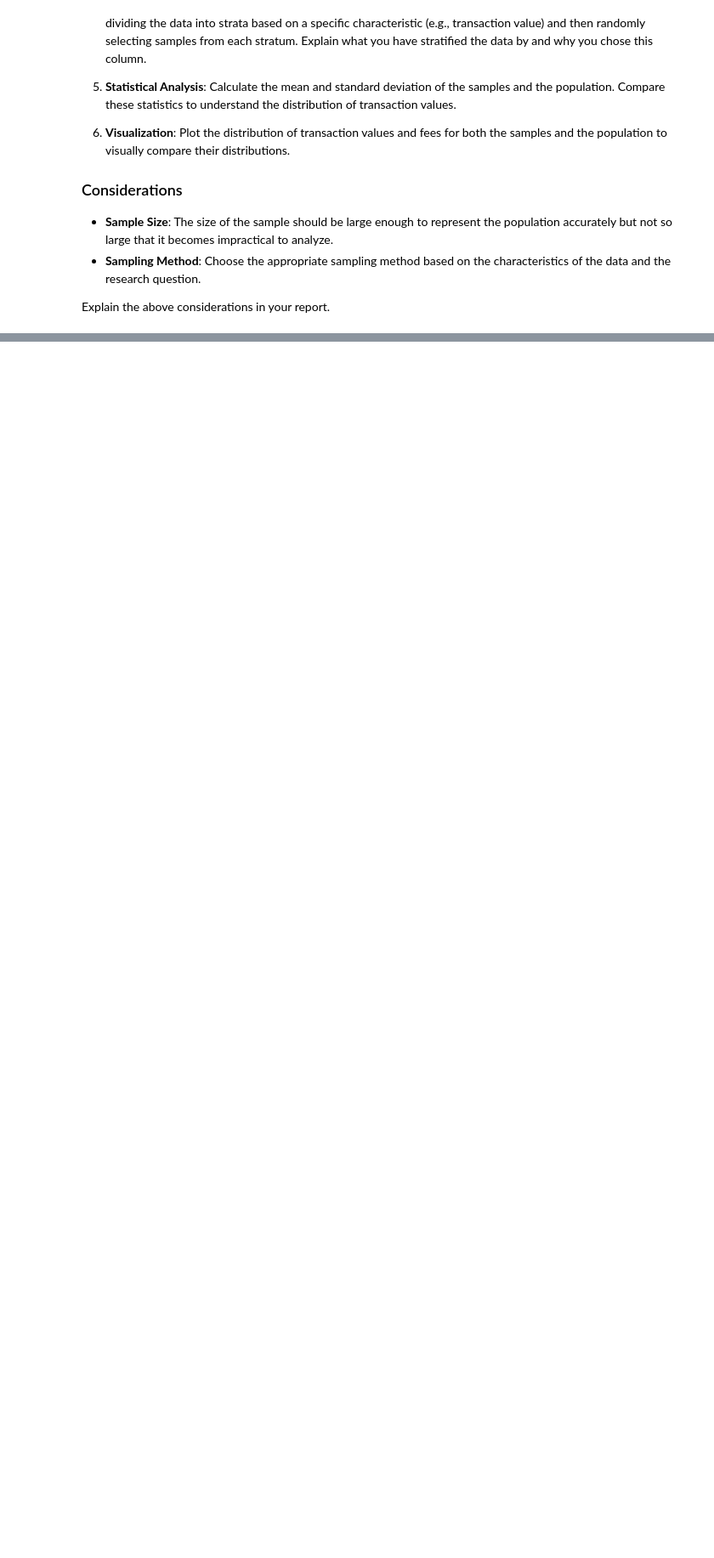
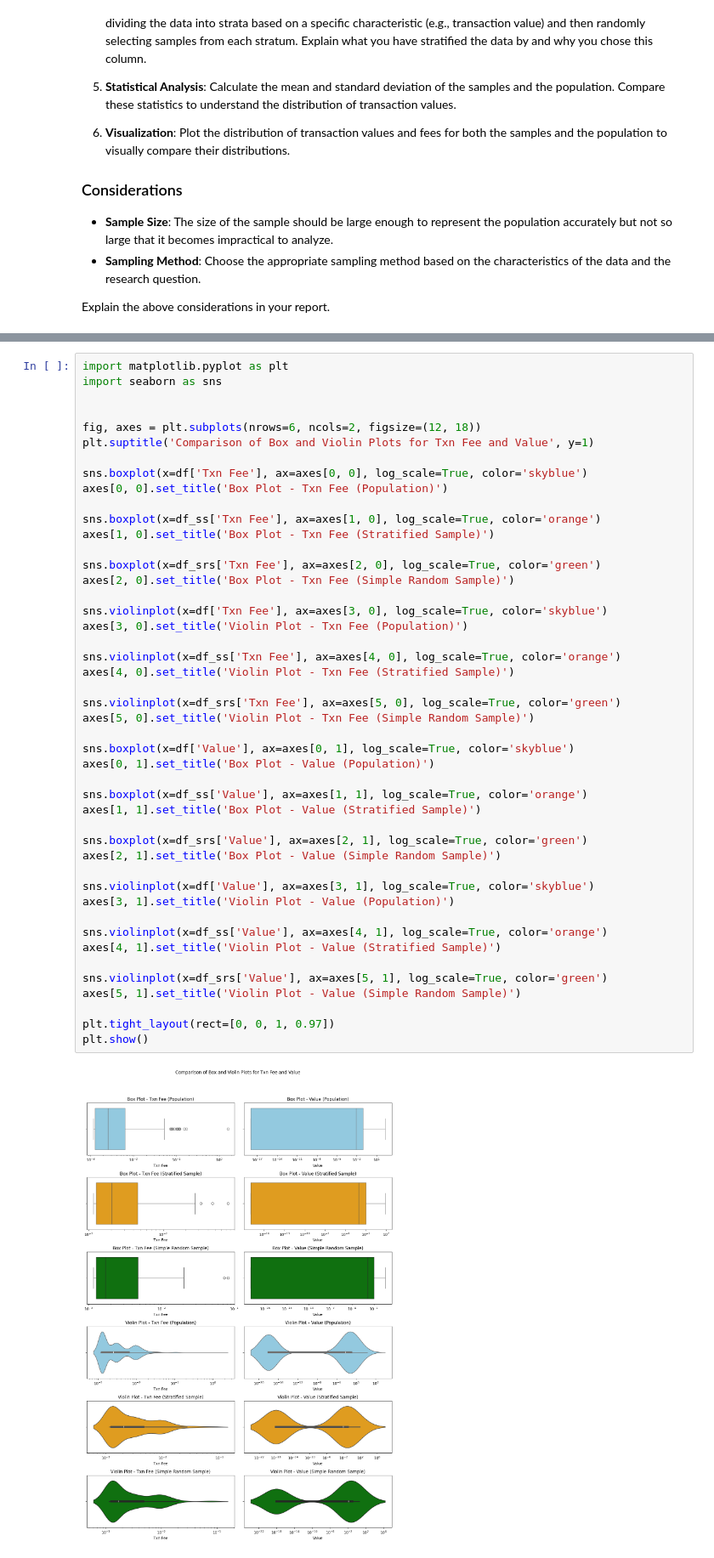
Before and after one commit to tisiphonee/DataS, a Jupyter notebook: CA0.ipynb, the cells around one changed output, grey strips where cells are left out. Shown at 85% size. Drawn from its saved outputs; the diff is of its cells as text; blank space fills up the shorter version.

```diff
--- a/CA0.ipynb
+++ b/CA0.ipynb
@@ -486,0 +691,48 @@ Explain the above considerations in your report.
+# %%
+import matplotlib.pyplot as plt
+import seaborn as sns
+
+
+fig, axes = plt.subplots(nrows=6, ncols=2, figsize=(12, 18))
+plt.suptitle('Comparison of Box and Violin Plots for Txn Fee and Value', y=1)
+
+sns.boxplot(x=df['Txn Fee'], ax=axes[0, 0], log_scale=True, color='skyblue')
+axes[0, 0].set_title('Box Plot - Txn Fee (Population)')
+
+sns.boxplot(x=df_ss['Txn Fee'], ax=axes[1, 0], log_scale=True, color='orange')
+axes[1, 0].set_title('Box Plot - Txn Fee (Stratified Sample)')
+
+sns.boxplot(x=df_srs['Txn Fee'], ax=axes[2, 0], log_scale=True, color='green')
+axes[2, 0].set_title('Box Plot - Txn Fee (Simple Random Sample)')
+
+sns.violinplot(x=df['Txn Fee'], ax=axes[3, 0], log_scale=True, color='skyblue')
+axes[3, 0].set_title('Violin Plot - Txn Fee (Population)')
+
+sns.violinplot(x=df_ss['Txn Fee'], ax=axes[4, 0], log_scale=True, color='orange')
+axes[4, 0].set_title('Violin Plot - Txn Fee (Stratified Sample)')
+
+sns.violinplot(x=df_srs['Txn Fee'], ax=axes[5, 0], log_scale=True, color='green')
+axes[5, 0].set_title('Violin Plot - Txn Fee (Simple Random Sample)')
+
+sns.boxplot(x=df['Value'], ax=axes[0, 1], log_scale=True, color='skyblue')
+axes[0, 1].set_title('Box Plot - Value (Population)')
+
+sns.boxplot(x=df_ss['Value'], ax=axes[1, 1], log_scale=True, color='orange')
+axes[1, 1].set_title('Box Plot - Value (Stratified Sample)')
+
+sns.boxplot(x=df_srs['Value'], ax=axes[2, 1], log_scale=True, color='green')
+axes[2, 1].set_title('Box Plot - Value (Simple Random Sample)')
+
+sns.violinplot(x=df['Value'], ax=axes[3, 1], log_scale=True, color='skyblue')
+axes[3, 1].set_title('Violin Plot - Value (Population)')
+
+sns.violinplot(x=df_ss['Value'], ax=axes[4, 1], log_scale=True, color='orange')
+axes[4, 1].set_title('Violin Plot - Value (Stratified Sample)')
+
+sns.violinplot(x=df_srs['Value'], ax=axes[5, 1], log_scale=True, color='green')
+axes[5, 1].set_title('Violin Plot - Value (Simple Random Sample)')
+
+plt.tight_layout(rect=[0, 0, 1, 0.97])
+plt.show()
+# %% [output]
+[figure, added]
```
Also changed, not shown: parts of 16 cells of this notebook.
